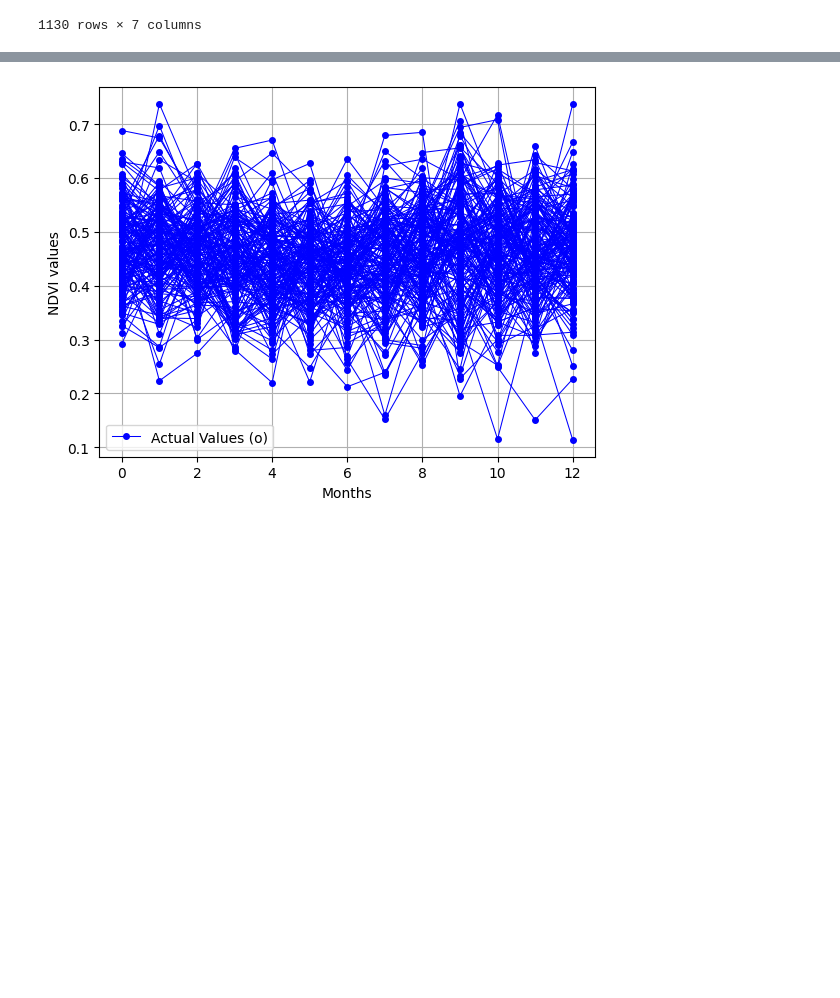
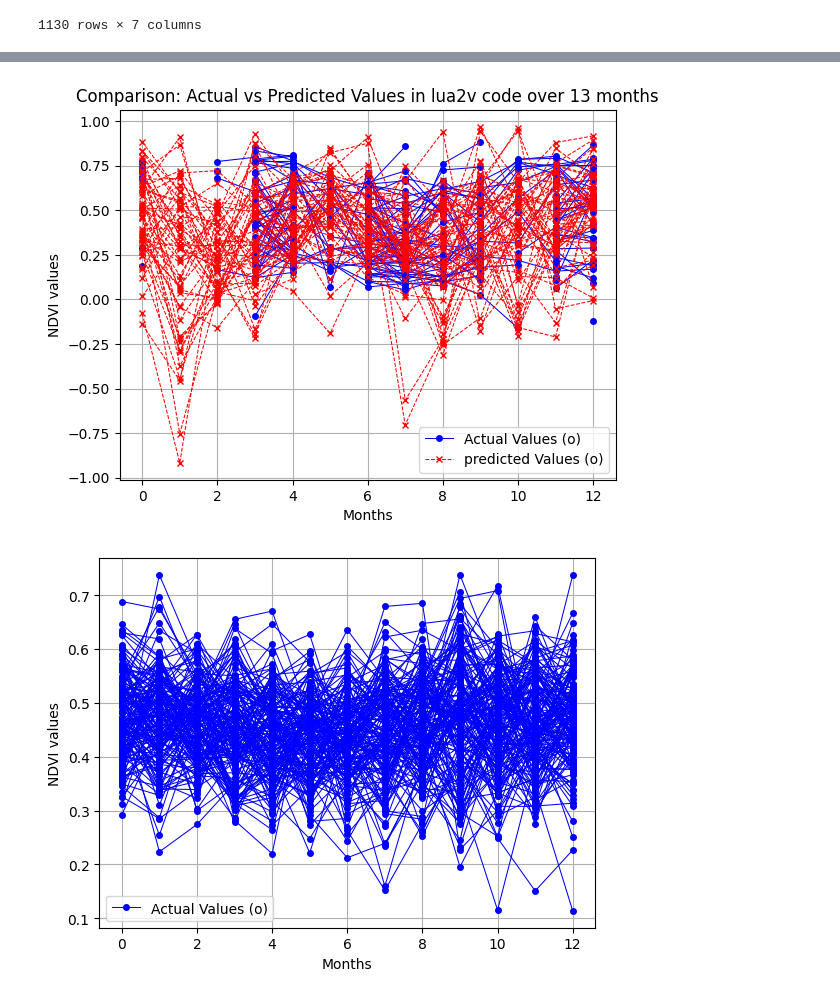
Before and after one commit to CTU-CSIRO/CSIROBoeingPhase5-Vietnam, a Jupyter notebook: cloud_proccessing/fourier/draw_line_fourier.ipynb, the cells around one changed output, grey strips where cells are left out. Cells and saved outputs as stored; diff of their text form; code cells hidden in the pictures; blank space fills up the shorter version.

```diff
--- a/cloud_proccessing/fourier/draw_line_fourier.ipynb
+++ b/cloud_proccessing/fourier/draw_line_fourier.ipynb
@@ -203,0 +203,19 @@ draw_ndvi(lua2_ndvi, ndvi_preds, "Rung")
+# %%
+import numpy as np
+alpha = 0.3
+def custom_clip_ndvi(ndvi_list):
+    ndvi_clipped = []
+    for ndvi in ndvi_list:
+        ndvi_corrected = ndvi.copy()
+        print(f"before: {ndvi_corrected}")
+        # Giá trị vượt trên 1 → log nén
+        mask_high = ndvi_corrected > 1
+        ndvi_corrected[mask_high] = 1 + alpha * np.log10(ndvi_corrected[mask_high] - 1 + 1e-6)
+        print(f"after 1: {ndvi_corrected}")
+        # Giá trị nhỏ hơn -1 → log nén đối xứng
+        mask_low = ndvi_corrected < -1
+        ndvi_corrected[mask_low] = -1 - alpha * np.log10(-ndvi_corrected[mask_low] - 1 + 1e-6)
+        print(f"after 2: {ndvi_corrected}")
+        ndvi_clipped.append(ndvi_corrected)
+
+    return ndvi_clipped
@@ -203,0 +244,2 @@ draw_ndvi(lua2_ndvi, ndvi_preds, "Rung")
+# %%
+nor = custom_clip_ndvi(ndvi_preds)
@@ -204,3 +264,7 @@ draw_ndvi(lua2_ndvi, ndvi_preds, "Rung")
+# %%
+draw_ndvi(lua2_ndvi, nor, "lua2v")
+# %% [output]
+[figure, added]
 # %%
 
 for i, data in enumerate(ndvi_preds):
```
Also changed, not shown: parts of 10 cells of this notebook, 1 other file.
